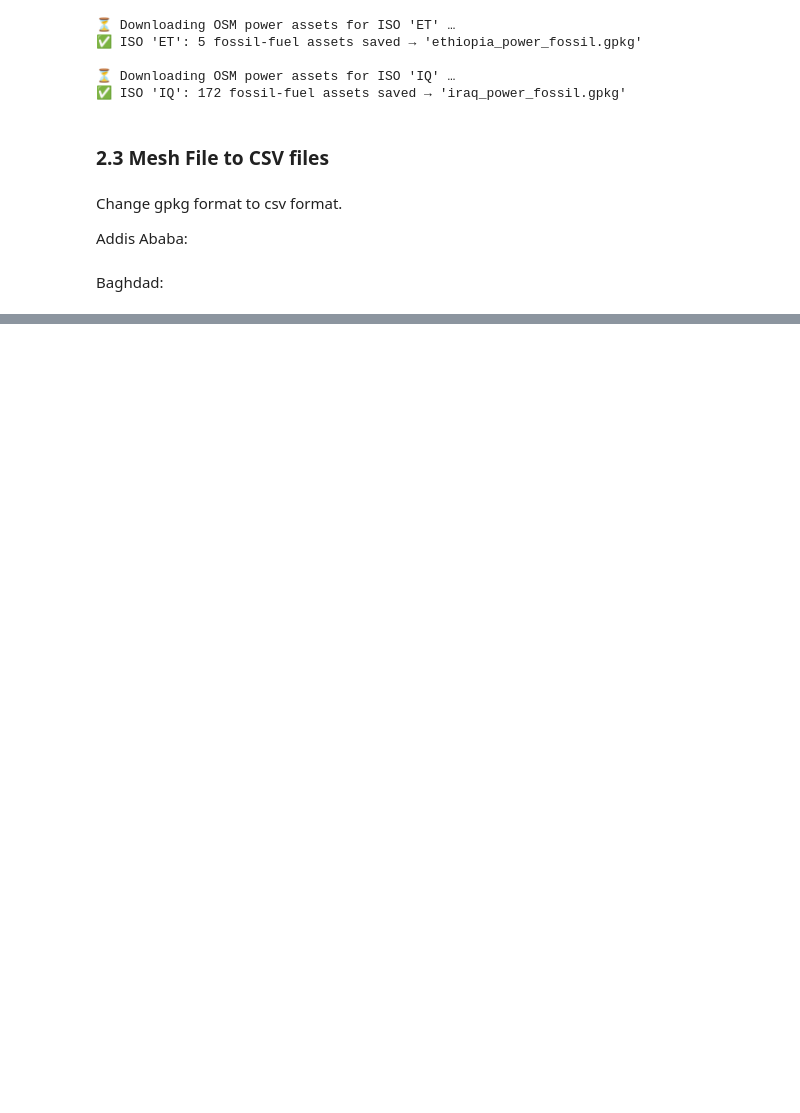
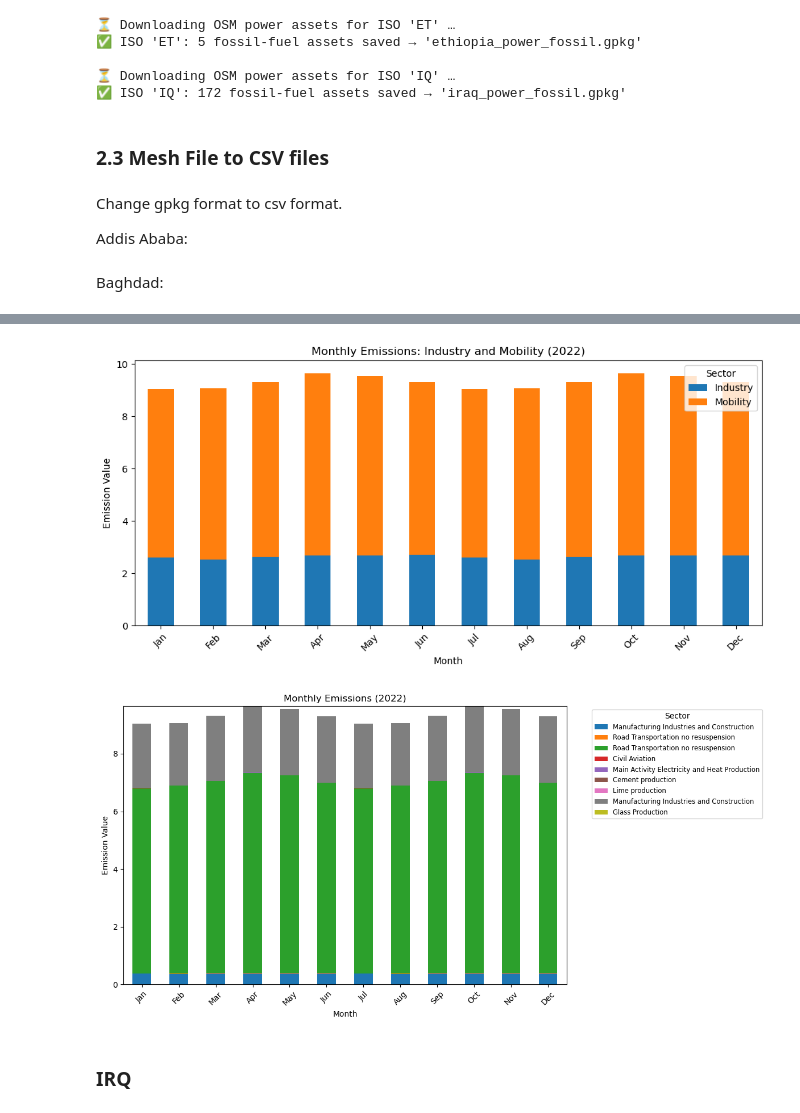
Before and after one commit to yixuan228/air-pollution-mobility-research-project, a Jupyter notebook: notebooks/appendix_preparation.ipynb, the cells around one changed output, grey strips where cells are left out. Saved outputs shown, nothing was run; the diff lists cells and outputs as text; code cells hidden in the pictures; blank space fills up the shorter version.

Commit message:
Update appendix_preparation.ipynb
add the sector emissions data processing

```diff
--- a/notebooks/appendix_preparation.ipynb
+++ b/notebooks/appendix_preparation.ipynb
@@ -613,0 +633,3 @@ for file in files:
+# %%
+industry = ['Manufacturing Industries and Construction', 'Lime production', 'Cement production', 'Glass Production', 'Main Activity Electricity and Heat Production']
+mobility = ['Civil Aviation', 'Road Transportation no resuspension']
@@ -613,0 +689,16 @@ for file in files:
+# %%
+# Create masks based on the industry and mobility lists
+industry_mask = df_eth_select['Sector'].str.contains('|'.join(industry), case=False, na=False)
+mobility_mask = df_eth_select['Sector'].str.contains('|'.join(mobility), case=False, na=False)
+
+# Calculate monthly sums for each group
+industry_sum = df_eth_select[industry_mask].iloc[:, 1:].sum()
+mobility_sum = df_eth_select[mobility_mask].iloc[:, 1:].sum()
+
+# Create new rows
+industry_row = pd.DataFrame([['Industry'] + list(industry_sum)], columns=df_eth_select.columns)
+mobility_row = pd.DataFrame([['Mobility'] + list(mobility_sum)], columns=df_eth_select.columns)
+
+# Append to original DataFrame
+df_eth_final = pd.concat([df_eth_select, industry_row, mobility_row], ignore_index=True)
+df_eth_final
@@ -613,0 +718,35 @@ for file in files:
+# %%
+# Separate into two DataFrames
+df_ind_mob = df_eth_final[df_eth_final['Sector'].isin(['Industry', 'Mobility'])].set_index('Sector')
+df_others = df_eth_final[~df_eth_final['Sector'].isin(['Industry', 'Mobility'])].set_index('Sector')
+
+# Transpose for plotting
+df_ind_mob_t = df_ind_mob.T
+df_others_t = df_others.T
+
+# Plot 1: Industry and Mobility
+fig1, ax1 = plt.subplots(figsize=(10, 5))
+df_ind_mob_t.plot(kind='bar', stacked=True, ax=ax1)
+ax1.set_title('Monthly Emissions: Industry and Mobility (2022)')
+ax1.set_ylabel('Emission Value')
+ax1.set_xlabel('Month')
+ax1.legend(title='Sector', loc='upper right')
+plt.xticks(rotation=45)
+plt.tight_layout()
+
+# Plot 2: All other sectors
+fig2, ax2 = plt.subplots(figsize=(12, 6))
+df_others_t.plot(kind='bar', stacked=True, ax=ax2)
+ax2.set_title('Monthly Emissions (2022)')
+ax2.set_ylabel('Emission Value')
+ax2.set_xlabel('Month')
+ax2.legend(title='Sector', bbox_to_anchor=(1.05, 1), loc='upper left', fontsize='small')
+plt.xticks(rotation=45)
+plt.tight_layout()
+
+plt.show()
+# %% [output]
+[figure, added]
+[figure, added]
+# %% [markdown]
+### IRQ
```
Also changed, not shown: parts of 15 cells of this notebook.
